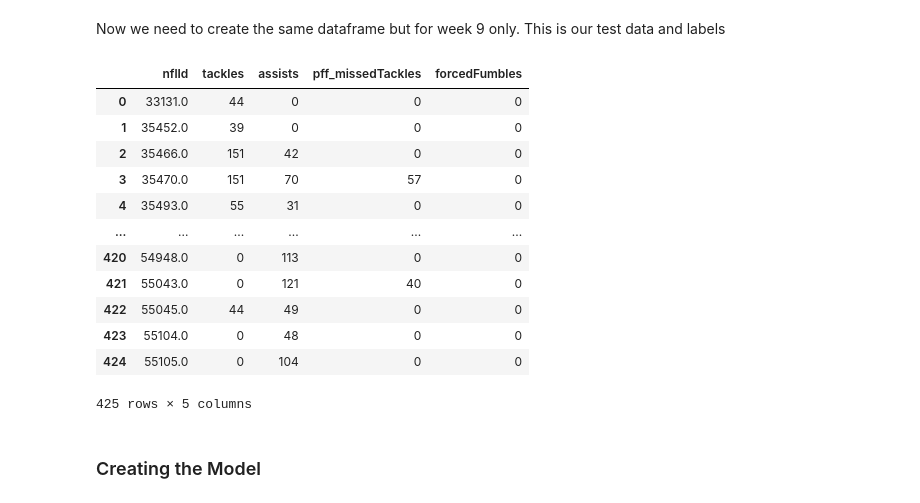
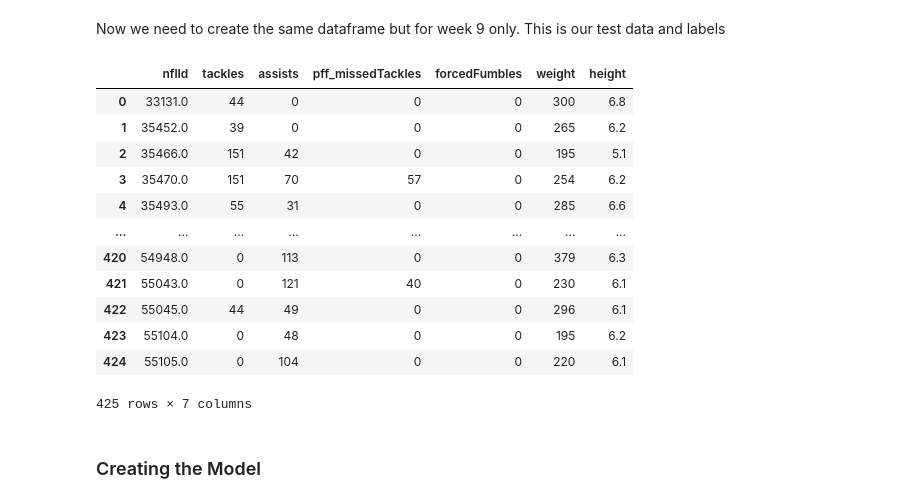
Before and after one commit to BHeller77/BigData, a Jupyter notebook: tackle_predictor.ipynb, the cells around one changed output. Cells and saved outputs as stored; diff of their text form; code cells hidden in the pictures.

Commit message:
Add some more feature variables for tackle prediction

```diff
--- a/tackle_predictor.ipynb
+++ b/tackle_predictor.ipynb
@@ -60,0 +63,14 @@ player_train
+# %%
+player_vars = players[['nflId', 'weight', 'height']]
+
+# extract the string versions of the heights and convert them to numbers
+
+extracted_height = player_vars['height'].str.extract('(\d+)-(\d+)')
+
+player_vars['height'] = extracted_height.apply(lambda row: f"{row[0]}.{row[1]}", axis=1).astype(float)
+
+# add this data into the training data
+
+player_train = pd.merge(player_train, player_vars, on='nflId')
+
+player_train
@@ -61,33 +96,34 @@ player_train
 # %% [markdown]
 Now we need to create the same dataframe but for week 9 only.  This is our test data and labels
 # %%
-# Only include plays that happened in the first 8 weeks
 merged_df = pd.merge(tracking_week_9, tackles, on=['playId', 'nflId'], how='inner')
 
 player_test = merged_df.groupby('nflId').agg({
     'tackle': 'sum',
     'assist': 'sum',
     'pff_missedTackle': 'sum',
     'forcedFumble': 'sum'
 }).reset_index()
 
 player_test.columns = ['nflId', 'tackles', 'assists', 'pff_missedTackles', 'forcedFumbles']
 
+player_test = pd.merge(player_test, player_vars, on='nflId')
+
 player_test
 # %% [output]
-|  | nflId | tackles | assists | pff_missedTackles | forcedFumbles |
-| 0 | 33131.0 | 44 | 0 | 0 | 0 |
-| 1 | 35452.0 | 39 | 0 | 0 | 0 |
-| 2 | 35466.0 | 151 | 42 | 0 | 0 |
-| 3 | 35470.0 | 151 | 70 | 57 | 0 |
-| 4 | 35493.0 | 55 | 31 | 0 | 0 |
-| ... | ... | ... | ... | ... | ... |
-| 420 | 54948.0 | 0 | 113 | 0 | 0 |
-| 421 | 55043.0 | 0 | 121 | 40 | 0 |
-| 422 | 55045.0 | 44 | 49 | 0 | 0 |
-| 423 | 55104.0 | 0 | 48 | 0 | 0 |
-| 424 | 55105.0 | 0 | 104 | 0 | 0 |
+|  | nflId | tackles | assists | pff_missedTackles | forcedFumbles | weight | height |
+| 0 | 33131.0 | 44 | 0 | 0 | 0 | 300 | 6.8 |
+| 1 | 35452.0 | 39 | 0 | 0 | 0 | 265 | 6.2 |
+| 2 | 35466.0 | 151 | 42 | 0 | 0 | 195 | 5.1 |
+| 3 | 35470.0 | 151 | 70 | 57 | 0 | 254 | 6.2 |
+| 4 | 35493.0 | 55 | 31 | 0 | 0 | 285 | 6.6 |
+| ... | ... | ... | ... | ... | ... | ... | ... |
+| 420 | 54948.0 | 0 | 113 | 0 | 0 | 379 | 6.3 |
+| 421 | 55043.0 | 0 | 121 | 40 | 0 | 230 | 6.1 |
+| 422 | 55045.0 | 44 | 49 | 0 | 0 | 296 | 6.1 |
+| 423 | 55104.0 | 0 | 48 | 0 | 0 | 195 | 6.2 |
+| 424 | 55105.0 | 0 | 104 | 0 | 0 | 220 | 6.1 |
-425 rows × 5 columns
+425 rows × 7 columns
 # %%
 # Take data from dataframes to pass into model
 
```
Also changed, not shown: parts of 6 cells of this notebook.
